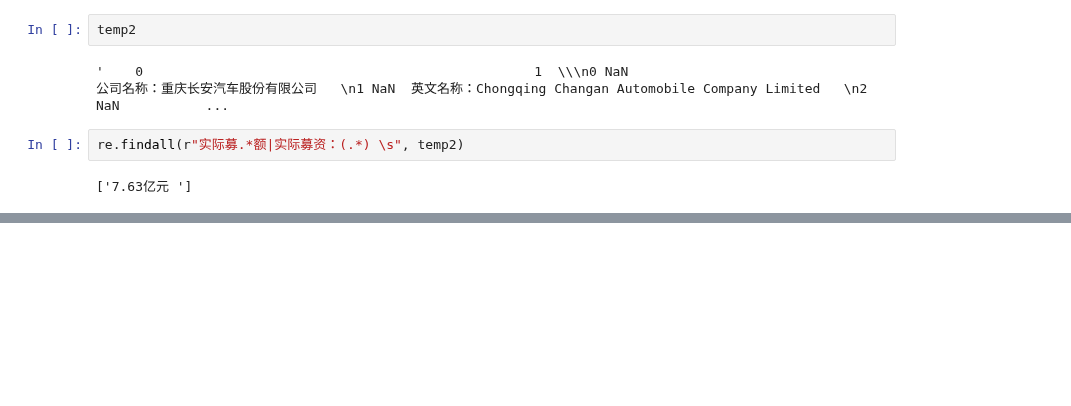
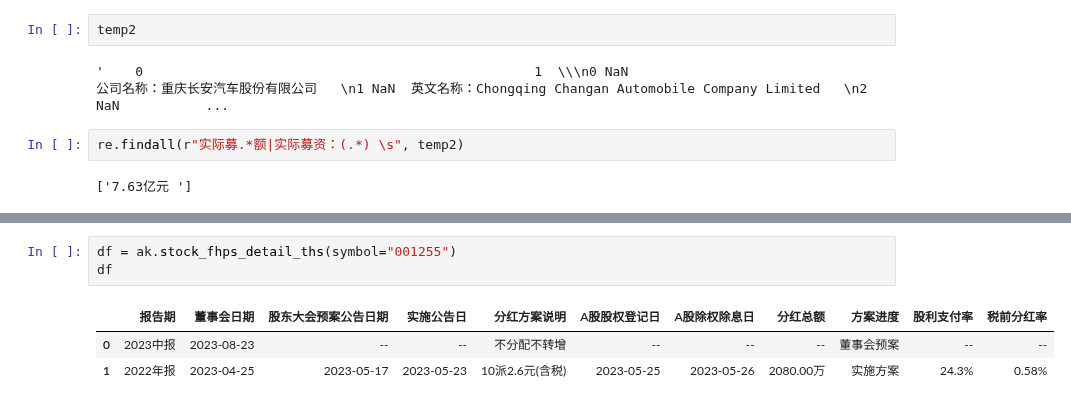
Before and after one commit to ysy2025/Quant, a Jupyter notebook: QuantPractice/jupyterTest/ods_stock_fenhong_his_full_tbl.ipynb, the cells around one changed output, grey strips where cells are left out. Drawn from its saved outputs; the diff is of its cells as text; blank space fills up the shorter version.

```diff
--- a/QuantPractice/jupyterTest/ods_stock_fenhong_his_full_tbl.ipynb
+++ b/QuantPractice/jupyterTest/ods_stock_fenhong_his_full_tbl.ipynb
@@ -489,0 +644,7 @@ re.findall(r"实际募.*额|实际募资：(.*) \s", temp2)
+# %%
+df = ak.stock_fhps_detail_ths(symbol="001255")
+df
+# %% [output]
+|  | 报告期 | 董事会日期 | 股东大会预案公告日期 | 实施公告日 | 分红方案说明 | A股股权登记日 | A股除权除息日 | 分红总额 | 方案进度 | 股利支付率 | 税前分红率 |
+| 0 | 2023中报 | 2023-08-23 | -- | -- | 不分配不转增 | -- | -- | -- | 董事会预案 | -- | -- |
+| 1 | 2022年报 | 2023-04-25 | 2023-05-17 | 2023-05-23 | 10派2.6元(含税) | 2023-05-25 | 2023-05-26 | 2080.00万 | 实施方案 | 24.3% | 0.58% |
```
Also changed, not shown: parts of 21 cells of this notebook, 8 other files.
